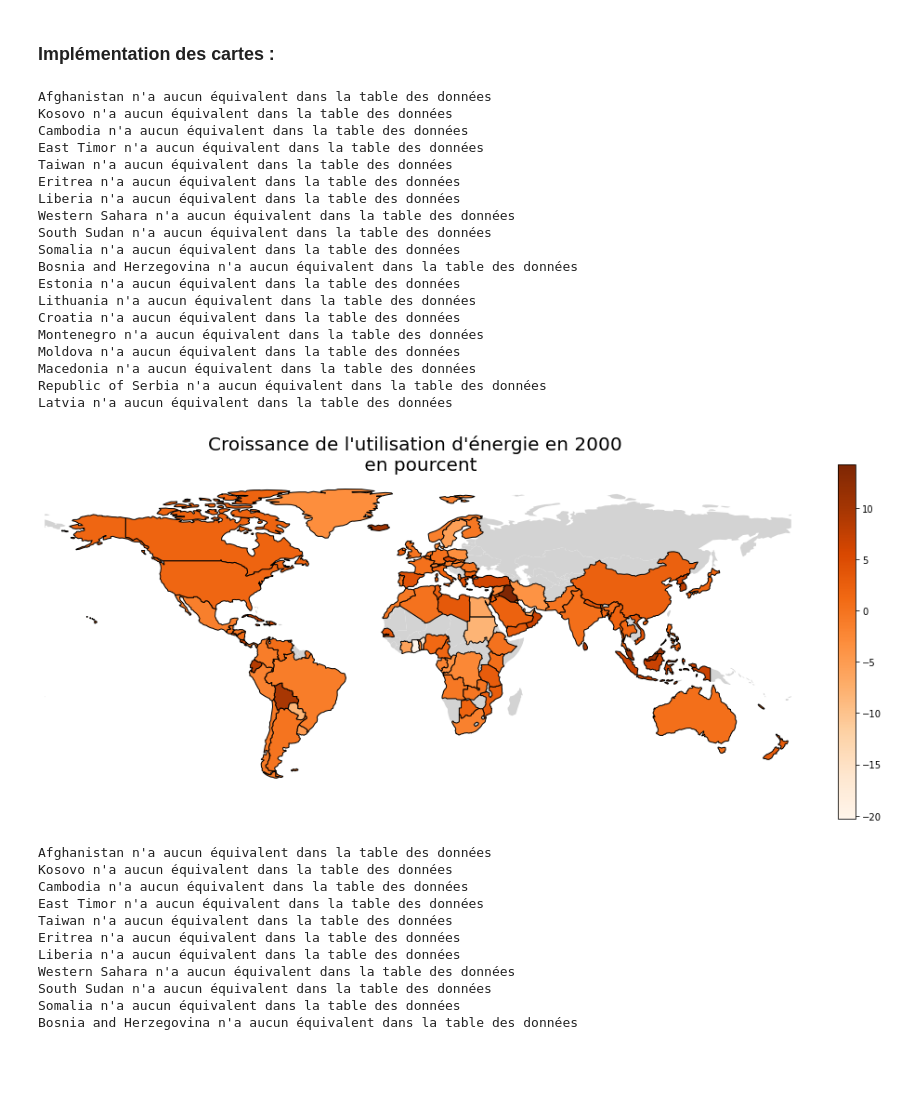
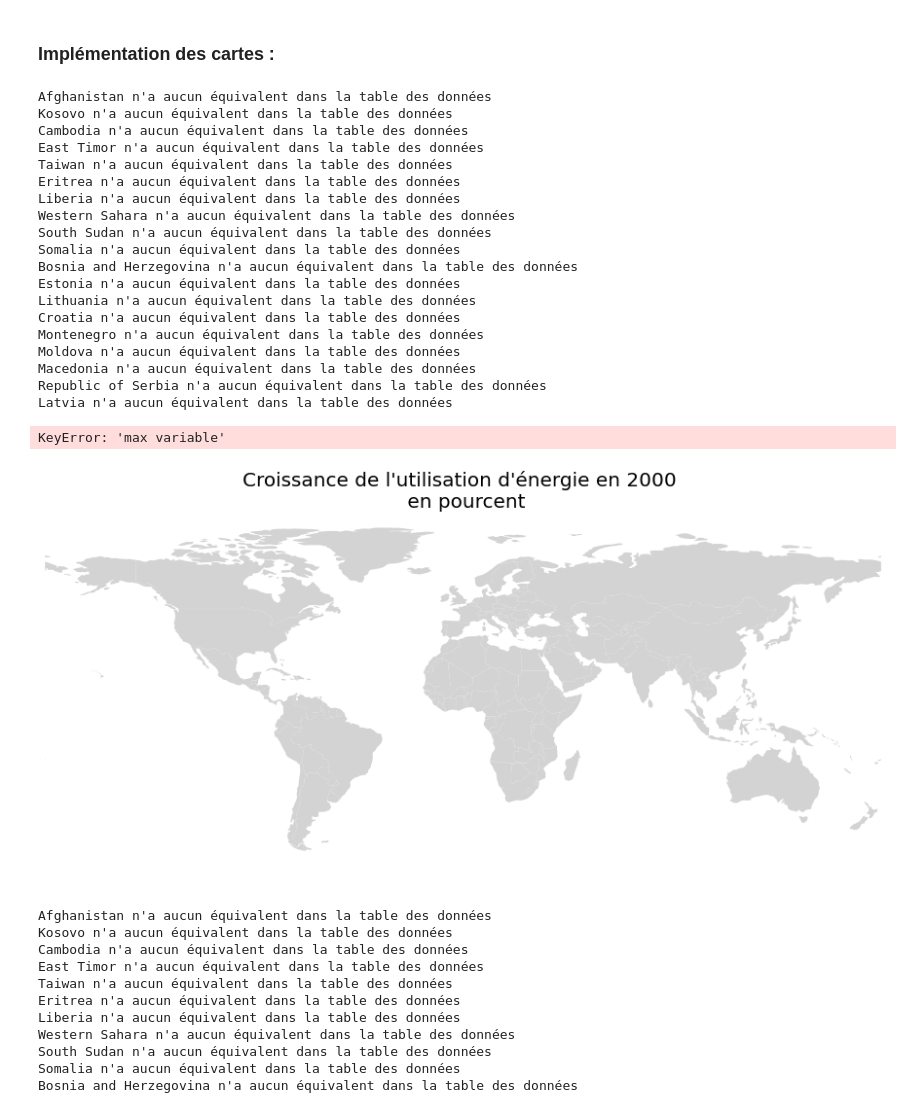
Before and after one commit to Adrien-Mcode/Python-data-science-Lecalve-Majka, a Jupyter notebook: modelisation_copy_cluster_hierarc.ipynb, the cells around one changed output. Cells and saved outputs as stored; diff of their text form; code cells hidden in the pictures; blank space fills up the shorter version.

```diff
--- a/modelisation_copy_cluster_hierarc.ipynb
+++ b/modelisation_copy_cluster_hierarc.ipynb
@@ -39,7 +39,7 @@ def log_norm (df_norm) :
 
 #geoplot à utiliser das le cas d'une base avec des années (on a donc année et indic sur les lignes et années en colonnes)
 
-def geo_plot (df,indic,annee,Titre = None,couleur = 'Oranges',norm=True) :
+def geo_plot (df,indic,annee,Titre = None,couleur = 'Oranges',norm=True,static = None) :
     #On importe la map monde dans un data frame avec ses données géographiques :
     map_monde = gpd.read_file('map_monde (1).json')
     #on créé deux dictionnaires différents pour pouvoir adapter les codes pays et merge le plus correctemment possible
@@ -63,14 +63,22 @@ def geo_plot (df,indic,annee,Titre = None,couleur = 'Oranges',norm=True) :
             print(i +' n\'a aucun équivalent dans la table des données')
 
     #On peut dés maintenant commencer le plot :
+
     ax = gplt.polyplot(map_monde['geometry'],
                        edgecolor='None',
                        facecolor='lightgray',
                        figsize=(18, 7))
+    #On ajoute un titre si celui ci est précisé
     if Titre != None :
         ax.set_title(Titre, fontsize = 20)
 
     gdf = create_gdf(df.loc[rech_ligne_indic(indic,df),['Country Code',annee]],map_monde)
+
+    #On ajoute une ligne factice min et max pour que les niveaux des colorbars restent les mêmes:
+    if static != None :
+        gdf.loc['max variable'][annee] = static[1]
+        gdf.loc['min variable'][annee] = static[0]
+
     if norm :
         gdf[annee] = log_norm(gdf[annee])
 
@@ -332,28 +343,35 @@ df_car = pd.read_csv('Complete_data.csv')
 df_car = df_car.set_index('Pays_indic')
 # %%
 dic_pays = refresh_dico('Country Name','Country Code',df_car)
-geo_plot (df_car,'Croissance_Energy use \(kg of oil equivalent per capita\) \(pourcent\)','2000','Croissance de l\'utilisation d\'énergie en 2000 \n en pourcent',couleur = 'Oranges',norm=False)
+geo_plot (df_car,
+          'Croissance_Energy use \(kg of oil equivalent per capita\) \(pourcent\)',
+          '2000',
+          'Croissance de l\'utilisation d\'énergie en 2000 \n en pourcent',
+          couleur = 'Oranges',
+          norm=False,
+          static = [0, 30])
 # %% [output]
 Afghanistan n'a aucun équivalent dans la table des données
 Kosovo n'a aucun équivalent dans la table des données
 Cambodia n'a aucun équivalent dans la table des données
 East Timor n'a aucun équivalent dans la table des données
 Taiwan n'a aucun équivalent dans la table des données
 Eritrea n'a aucun équivalent dans la table des données
 Liberia n'a aucun équivalent dans la table des données
 Western Sahara n'a aucun équivalent dans la table des données
 South Sudan n'a aucun équivalent dans la table des données
 Somalia n'a aucun équivalent dans la table des données
 Bosnia and Herzegovina n'a aucun équivalent dans la table des données
 Estonia n'a aucun équivalent dans la table des données
 Lithuania n'a aucun équivalent dans la table des données
 Croatia n'a aucun équivalent dans la table des données
 Montenegro n'a aucun équivalent dans la table des données
 Moldova n'a aucun équivalent dans la table des données
 Macedonia n'a aucun équivalent dans la table des données
 Republic of Serbia n'a aucun équivalent dans la table des données
 Latvia n'a aucun équivalent dans la table des données
+KeyError: 'max variable'
-[figure, old version]
+[figure, new version]
 # %%
 test2['Country Code'] = test2.index
 geo_plot_clas (result,'Cluster',Discrete = True ,Titre = 'Représentation du clustering sur une map',couleur = 'Oranges',norm=False)
```
Also changed, not shown: parts of 8 cells of this notebook, 1 other file.
